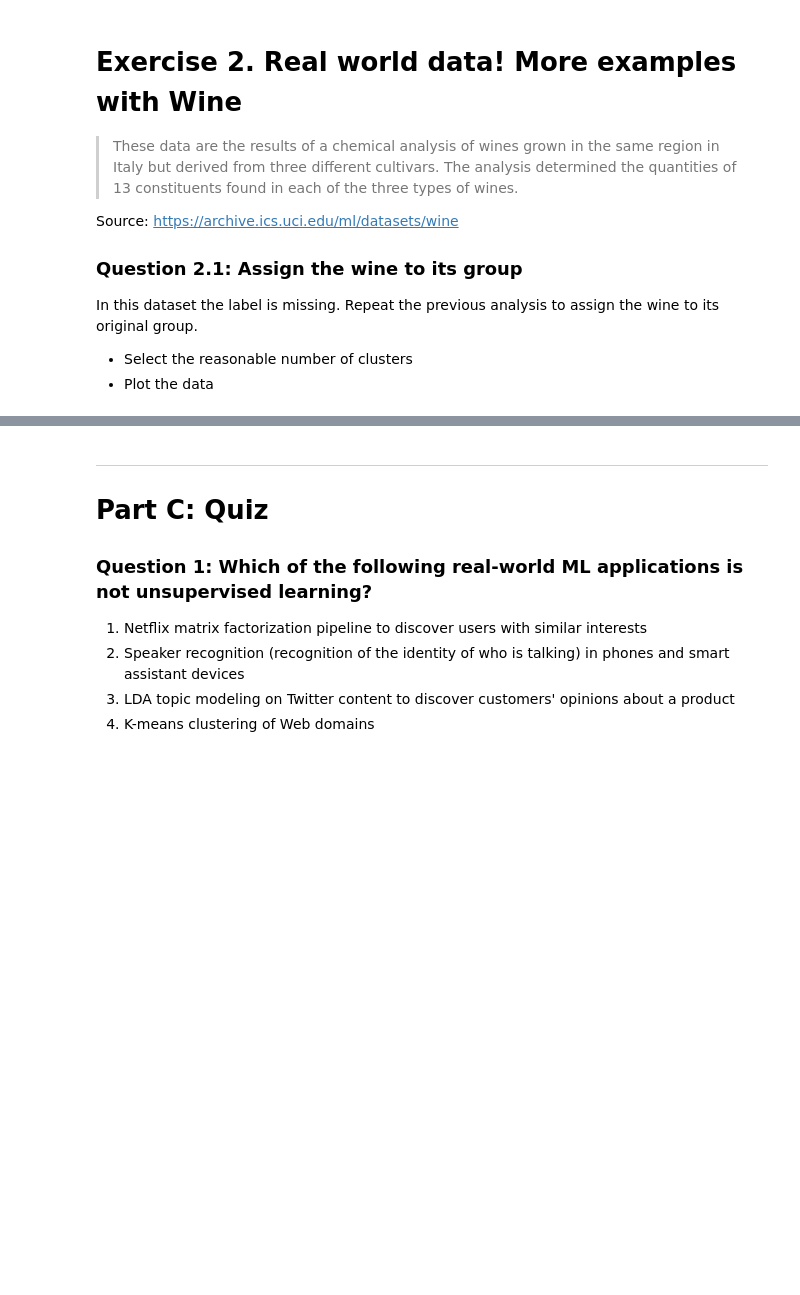
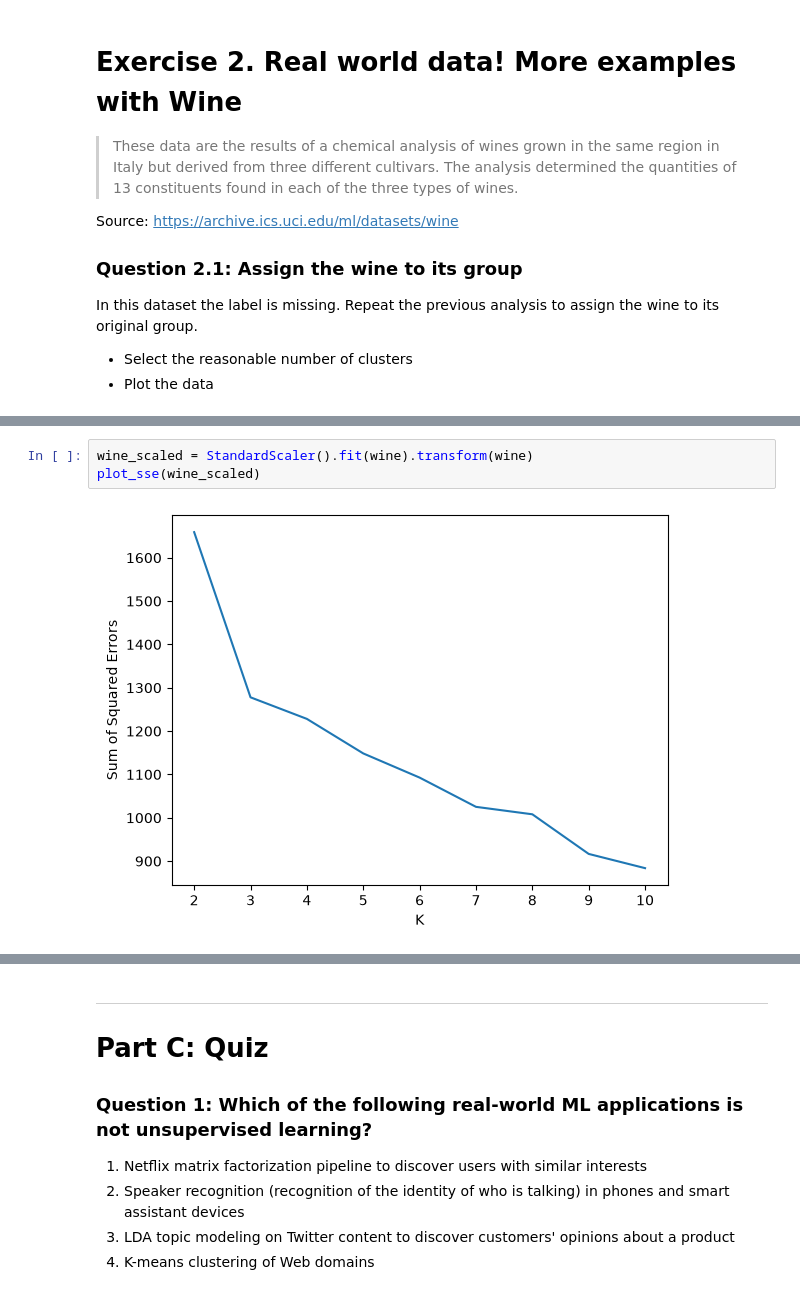
Before and after one commit to floribau/EPFL-ADA-2026, a Jupyter notebook: Exercises/08 - Learning from data - Unsupervised learning/Unsupervised_Learning.ipynb, the cells around one changed output, grey strips where cells are left out. Saved outputs shown, nothing was run; the diff lists cells and outputs as text; blank space fills up the shorter version.

```diff
--- a/Exercises/08 - Learning from data - Unsupervised learning/Unsupervised_Learning.ipynb
+++ b/Exercises/08 - Learning from data - Unsupervised learning/Unsupervised_Learning.ipynb
@@ -419,0 +468,5 @@ wine.head()
+# %%
+wine_scaled = StandardScaler().fit(wine).transform(wine)
+plot_sse(wine_scaled)
+# %% [output]
+[figure, added]
```
Also changed, not shown: parts of 23 cells of this notebook, 2 other files.
